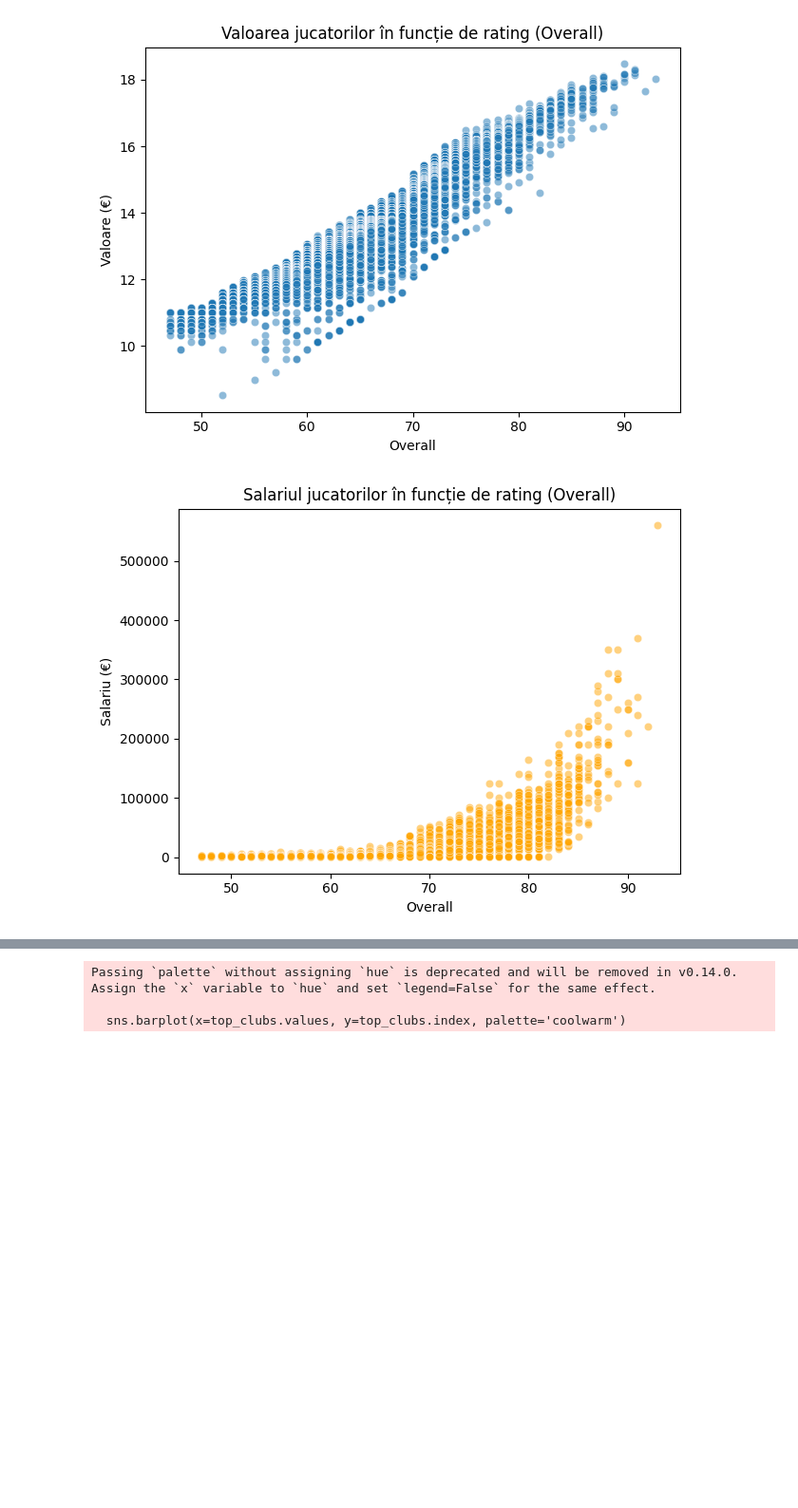
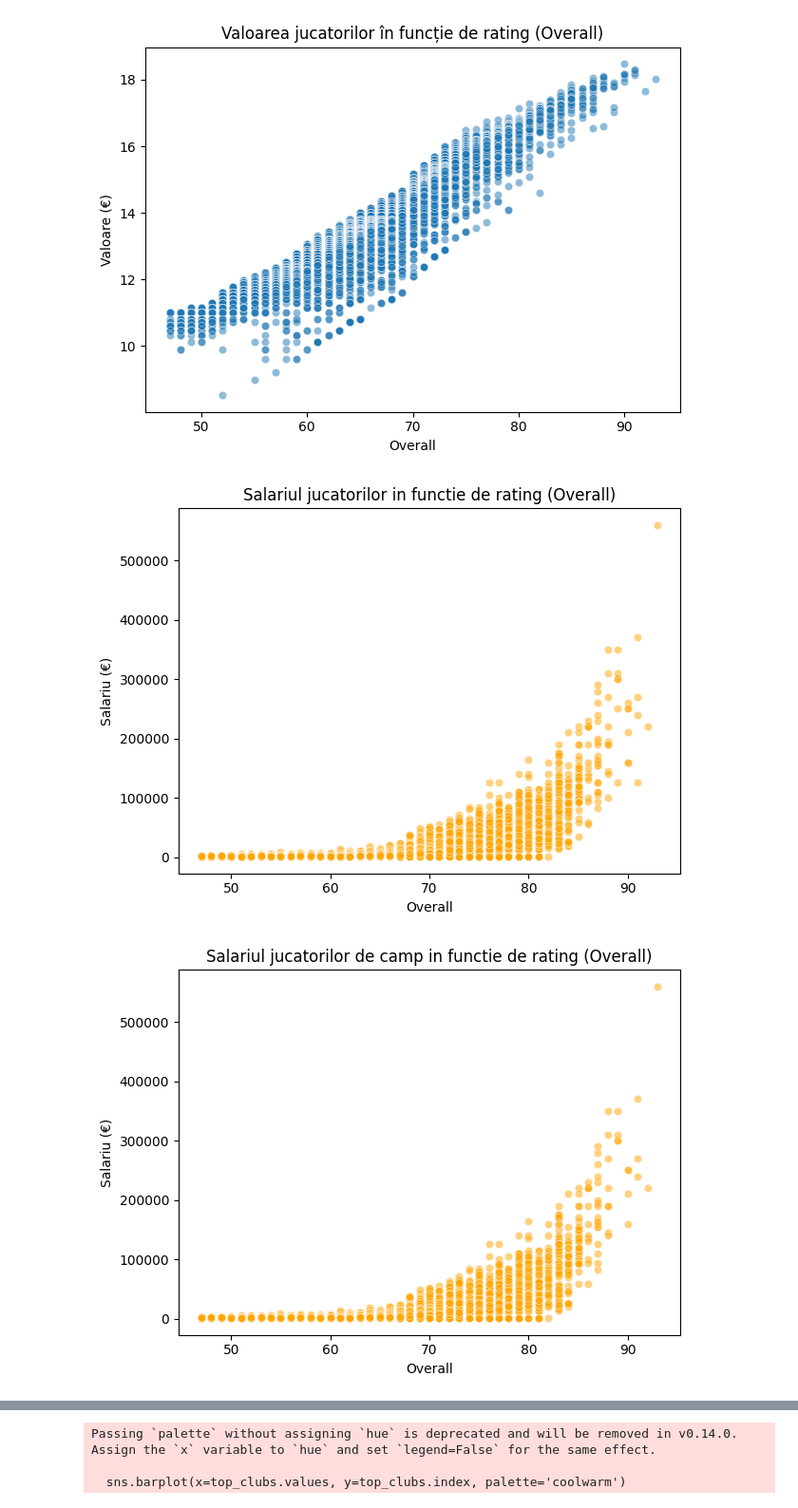
Before and after one commit to LukasL2004/data-science-internship, a Jupyter notebook: notebooks/week1_data_exploration.ipynb, the cells around one changed output, grey strips where cells are left out. Shown at 95% size. Cells and saved outputs as stored; diff of their text form; code cells hidden in the pictures; blank space fills up the shorter version.

```diff
--- a/notebooks/week1_data_exploration.ipynb
+++ b/notebooks/week1_data_exploration.ipynb
@@ -283,11 +354,28 @@ plt.show()
 # %%
 plt.figure()
 sns.scatterplot(data=fifa, x='overall', y='wage_eur', alpha=0.5, color='orange')
-plt.title('Salariul jucatorilor în funcție de rating (Overall)')
+plt.title('Salariul jucatorilor in functie de rating (Overall)')
 plt.xlabel('Overall')
 plt.ylabel('Salariu (€)')
 plt.tight_layout()
 plt.savefig("../outputs/plots/eda/Overall_vs_Salariu.png")
 plt.show()
+plt.figure()
+sns.scatterplot(data=fifa_OUT, x='overall', y='wage_eur', alpha=0.5, color='orange')
+plt.title('Salariul jucatorilor de camp in functie de rating (Overall)')
+plt.xlabel('Overall')
+plt.ylabel('Salariu (€)')
+plt.tight_layout()
+plt.savefig("../outputs/plots/eda/Overall_vs_Salariu.png")
+plt.show()
+plt.figure()
+sns.scatterplot(data=fifa_GK, x='overall', y='wage_eur', alpha=0.5, color='orange')
+plt.title('Salariul portarilor in functie de rating (Overall)')
+plt.xlabel('Overall')
+plt.ylabel('Salariu (€)')
+plt.tight_layout()
+plt.savefig("../outputs/plots/eda/Overall_vs_Salariu.png")
+plt.show()
 # %% [output]
 [figure]
+[figure, added]
```
Also changed, not shown: parts of 12 cells of this notebook, 10 other files.
